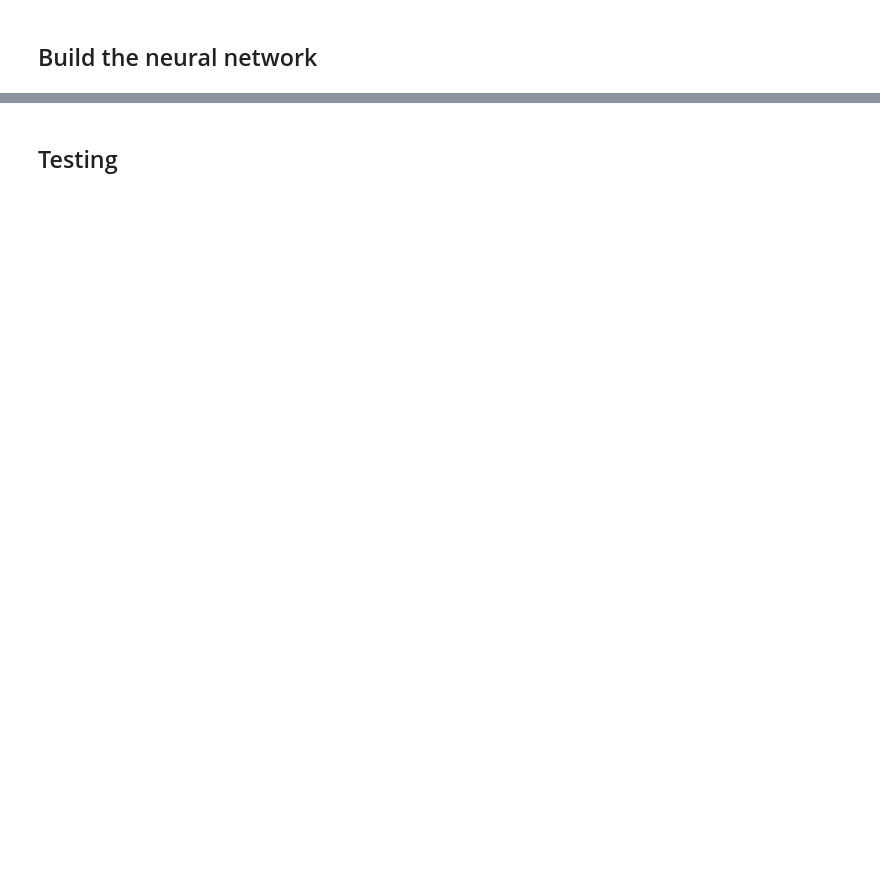
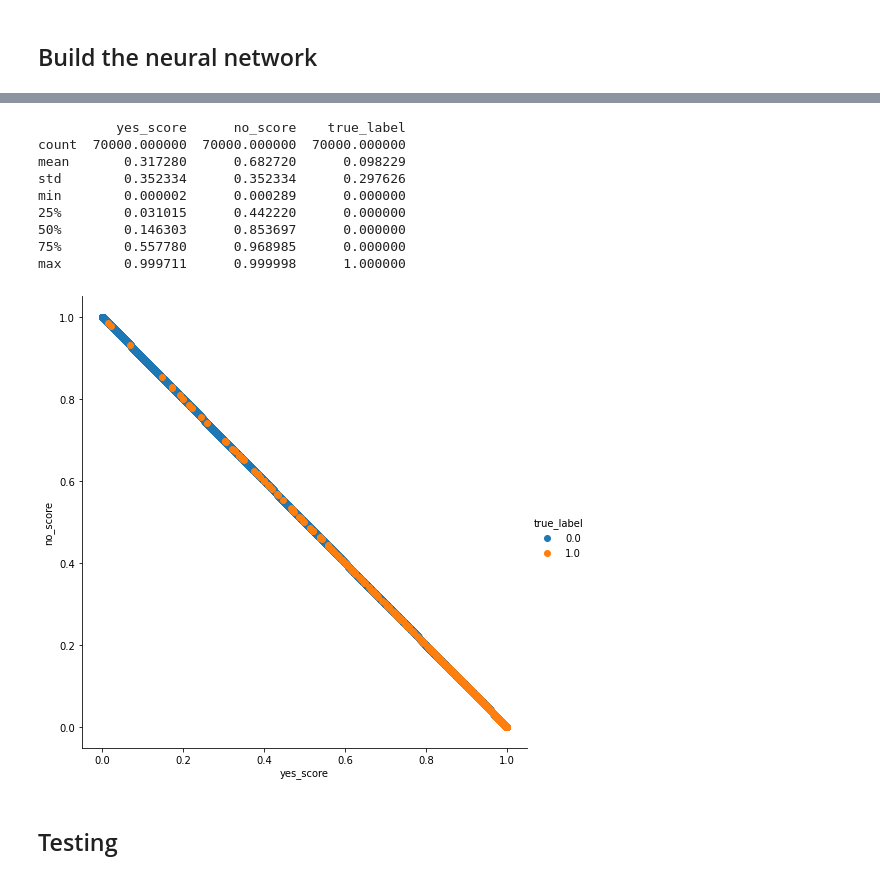
Before and after one commit to nmnsharma007/SimplifiedObjectDetection, a Jupyter notebook: version1/classification_inverted_and_extra.ipynb, the cells around one changed output, grey strips where cells are left out. Saved outputs shown, nothing was run; the diff lists cells and outputs as text; code cells hidden in the pictures; blank space fills up the shorter version.

```diff
--- a/version1/classification_inverted_and_extra.ipynb
+++ b/version1/classification_inverted_and_extra.ipynb
@@ -197,3 +239,18 @@ def test(dataloader,model):
+# %%
+print(df.describe())
+sns.FacetGrid(df,hue="true_label",height=7).map(plt.scatter,"yes_score","no_score").add_legend()
+plt.show()
+# %% [output]
+          yes_score      no_score    true_label
+count  70000.000000  70000.000000  70000.000000
+mean       0.317280      0.682720      0.098229
+std        0.352334      0.352334      0.297626
+min        0.000002      0.000289      0.000000
+25%        0.031015      0.442220      0.000000
+50%        0.146303      0.853697      0.000000
+75%        0.557780      0.968985      0.000000
+max        0.999711      0.999998      1.000000
+[figure, added]
 # %% [markdown]
 ## Testing
 # %%
```
Also changed, not shown: parts of 13 cells of this notebook.
